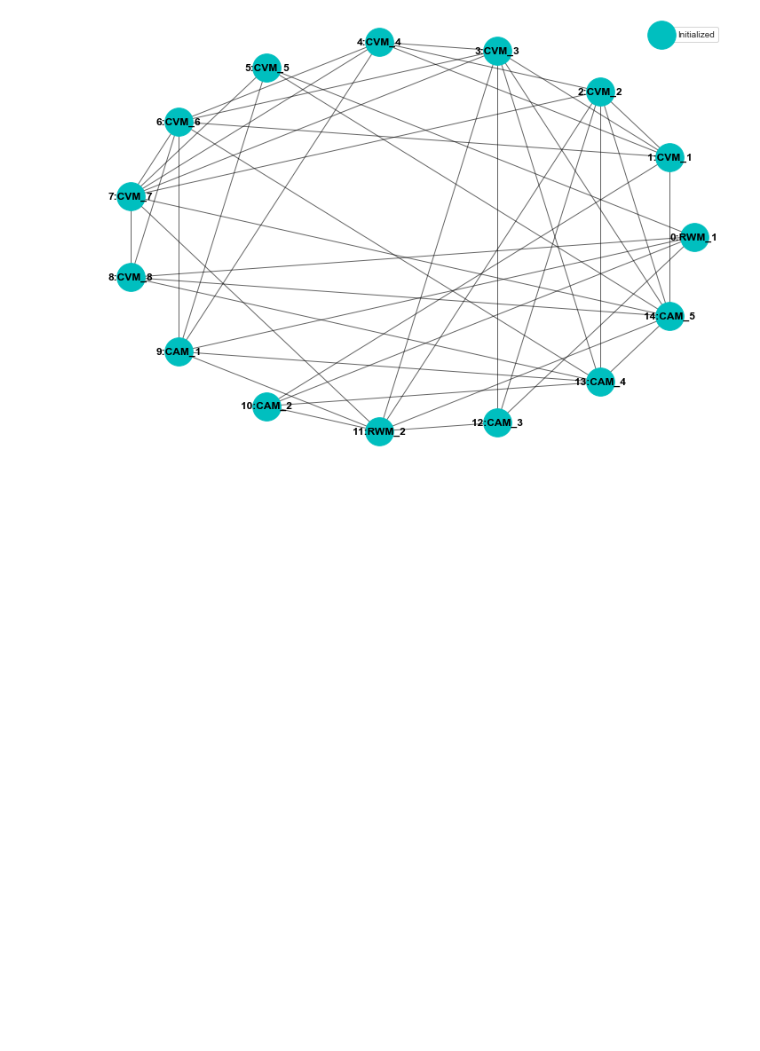
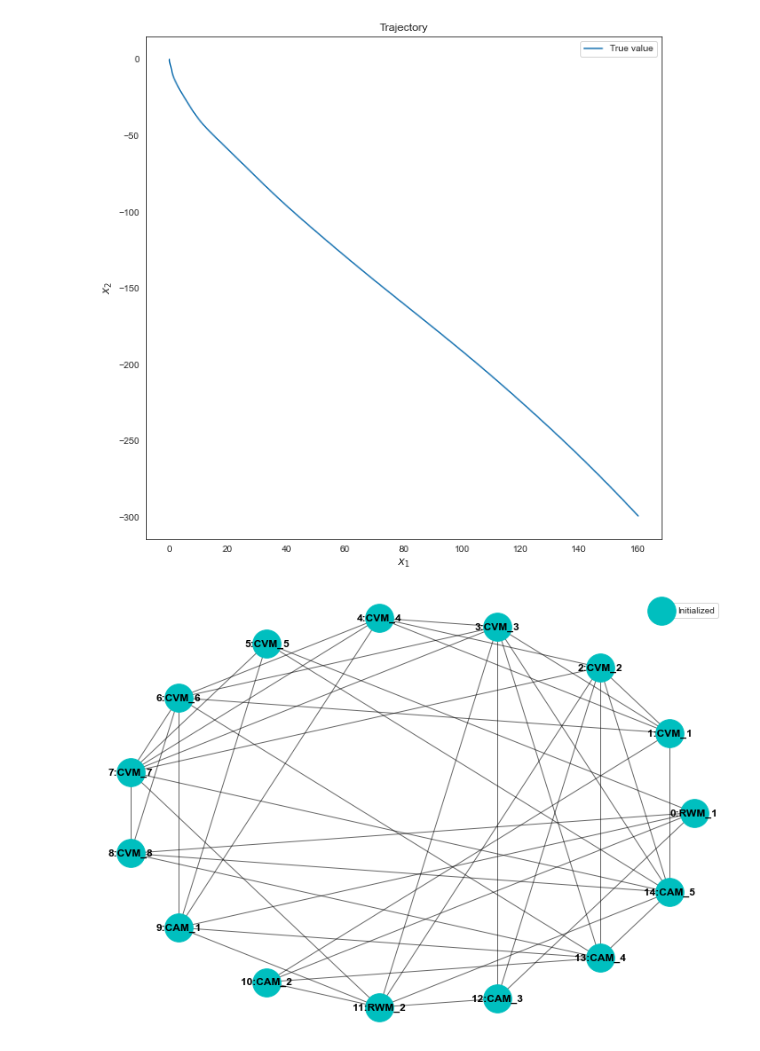
Before and after one commit to maiquang/maithanh-thesis-src, a Jupyter notebook: sim_template.ipynb, the cells around one changed output. Saved outputs shown, nothing was run; the diff lists cells and outputs as text; code cells hidden in the pictures; blank space fills up the shorter version.

```diff
--- a/sim_template.ipynb
+++ b/sim_template.ipynb
@@ -29,6 +35,15 @@ INIT_STATE = np.zeros(6)
 c_rwm = 10  # RWM process noise scaling constant
 expf = 0.95  # Exponential forgetting param
 reset_thresh = 10.0  # Filter reset threshold (Euclidean distance from centroid)
+# %%
+# Generate a trajectory
+traj = Trajectory(
+    TRAJ_MODEL, n_steps=ndat, init_state=INIT_STATE, R=None, random_seed=RANDOM_SEED
+)
+
+plot_traj(traj)
+# %% [output]
+[figure, added]
 # %%
 rmse_rwm1 = np.zeros((ndat, 2))
 rmse_rwm2 = np.zeros((ndat, 2))
```
Also changed, not shown: parts of 4 cells of this notebook.
